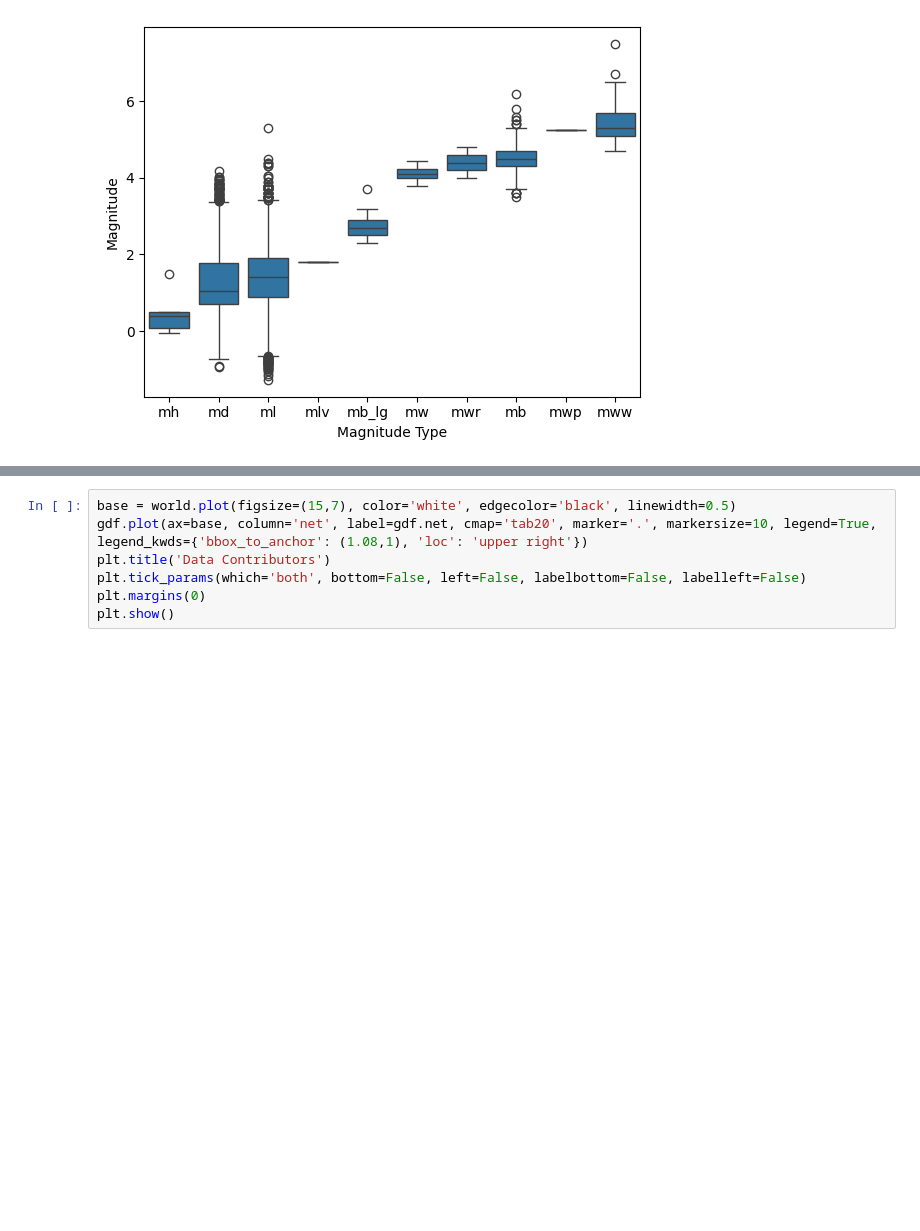
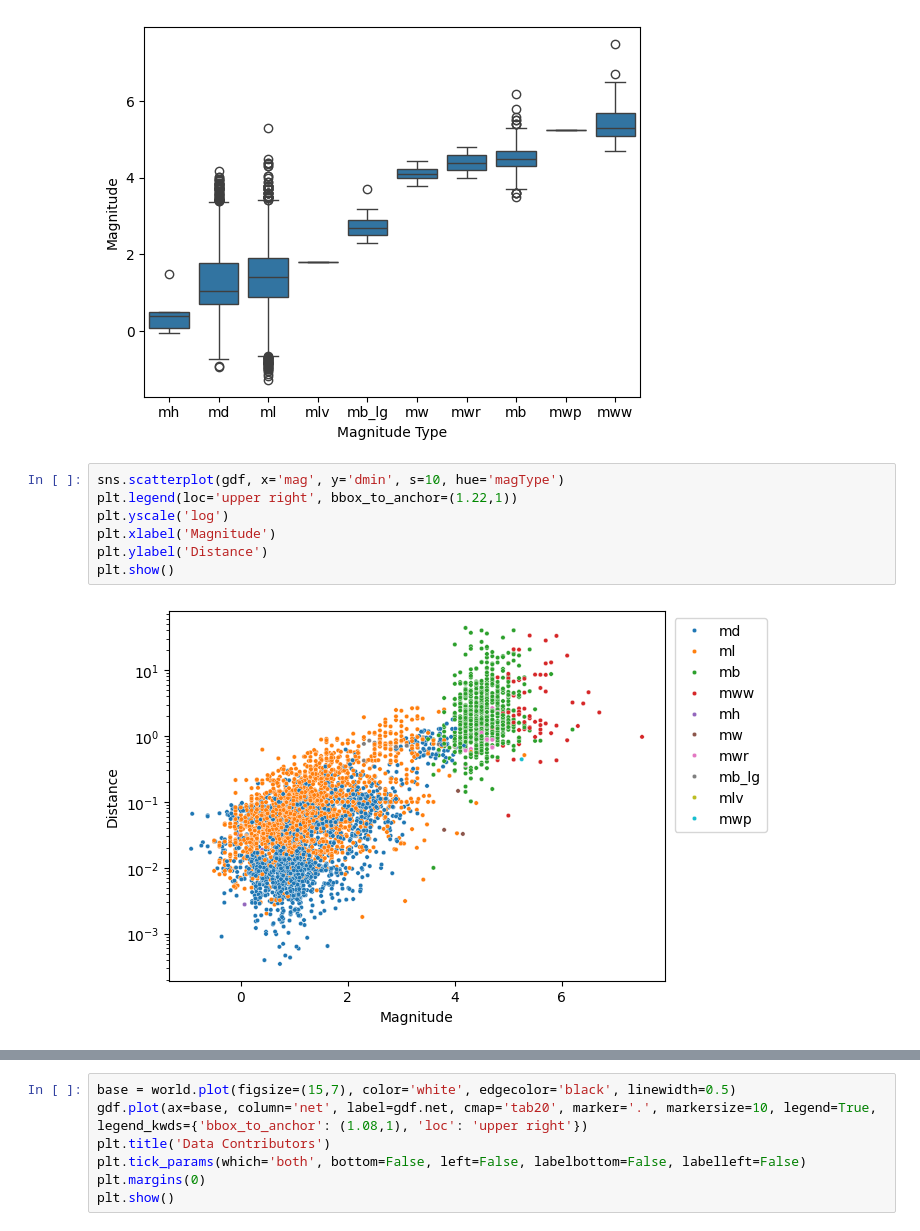
Before and after one commit to AlexanderDBell/TheDeveloperAcademy-Bootcamp, a Jupyter notebook: 5. Data Visualisation Assignment/earthquake.ipynb, the cells around one changed output, grey strips where cells are left out. Saved outputs shown, nothing was run; the diff lists cells and outputs as text; blank space fills up the shorter version.

Commit message:
added some plots

```diff
--- a/5. Data Visualisation Assignment/earthquake.ipynb
+++ b/5. Data Visualisation Assignment/earthquake.ipynb
@@ -67,3 +64,12 @@ plt.ylabel('Magnitude')
 plt.show()
 # %% [output]
 [figure]
+# %%
+sns.scatterplot(gdf, x='mag', y='dmin', s=10, hue='magType')
+plt.legend(loc='upper right', bbox_to_anchor=(1.22,1))
+plt.yscale('log')
+plt.xlabel('Magnitude')
+plt.ylabel('Distance')
+plt.show()
+# %% [output]
+[figure, added]
```
Also changed, not shown: parts of 3 cells of this notebook.
